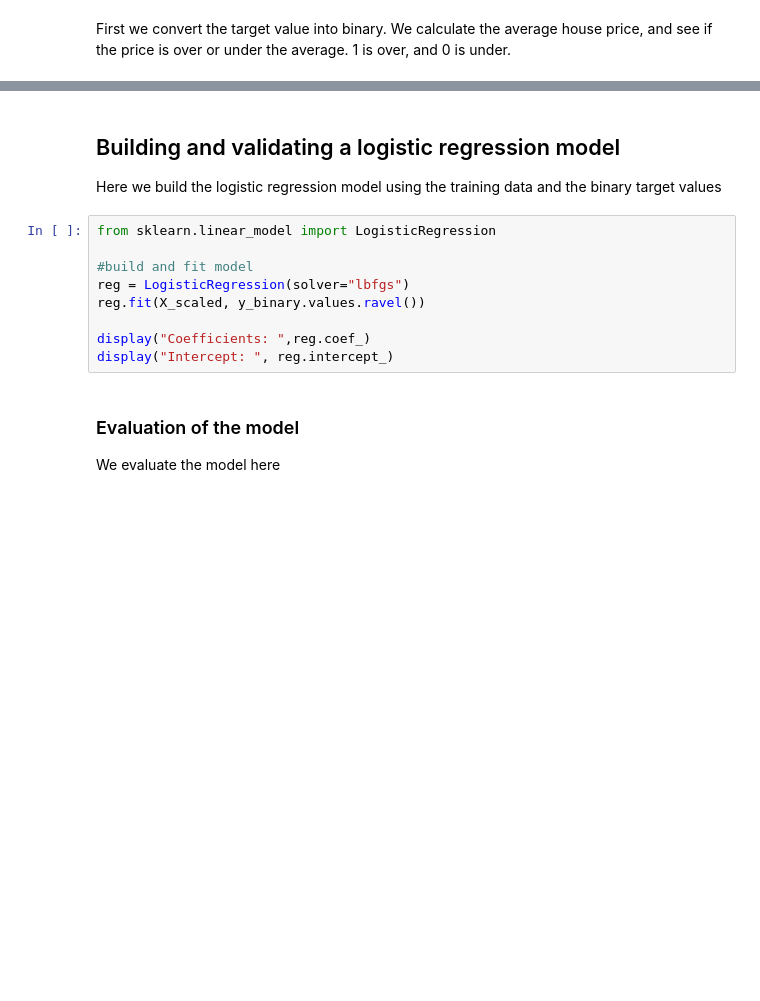
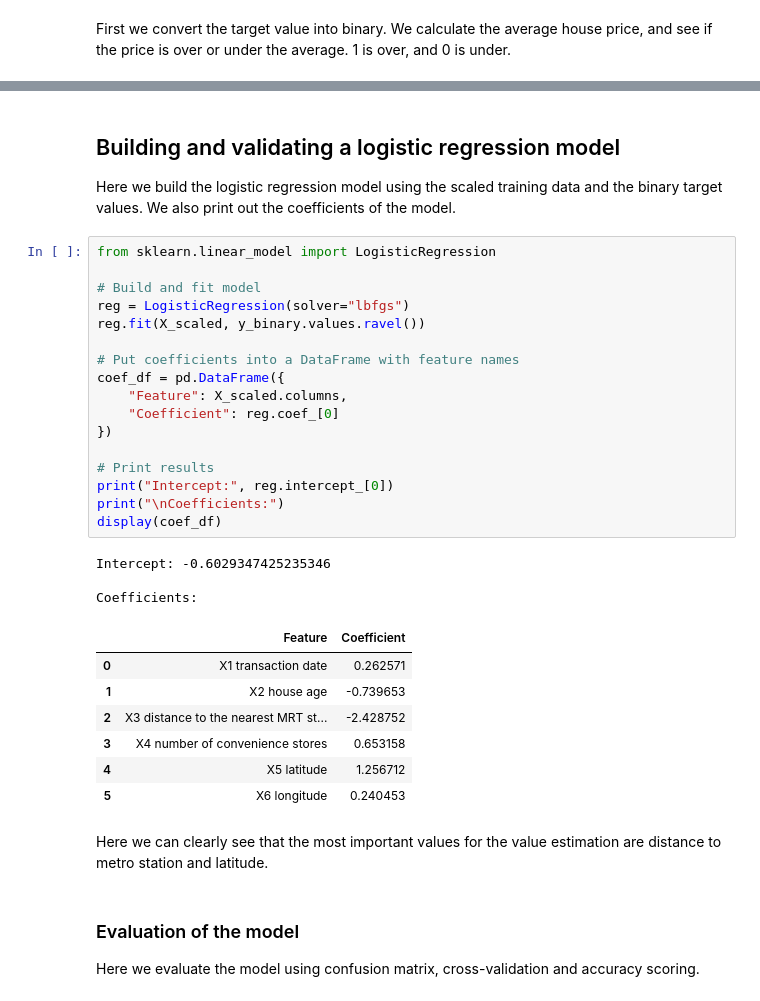
Before and after one commit to VilleSchulz/Machine-learning, a Jupyter notebook: Assignment_4_Linear_and_Logistic_Regression/task.ipynb, the cells around one changed output, grey strips where cells are left out. Drawn from its saved outputs; the diff is of its cells as text; blank space fills up the shorter version.

```diff
--- a/Assignment_4_Linear_and_Logistic_Regression/task.ipynb
+++ b/Assignment_4_Linear_and_Logistic_Regression/task.ipynb
@@ -206,20 +295,41 @@ display(y_binary[:10])
 # %% [markdown]
 ## Building and validating a logistic regression model
 
-Here we build the logistic regression model using the training data and the binary target values
+Here we build the logistic regression model using the scaled training data and the binary target values. We also print out the coefficients of the model.
 # %%
 from sklearn.linear_model import LogisticRegression
 
-#build and fit model
+# Build and fit model
 reg = LogisticRegression(solver="lbfgs")
 reg.fit(X_scaled, y_binary.values.ravel())
 
-display("Coefficients: ",reg.coef_)
-display("Intercept: ", reg.intercept_)
+# Put coefficients into a DataFrame with feature names
+coef_df = pd.DataFrame({
+    "Feature": X_scaled.columns,
+    "Coefficient": reg.coef_[0]
+})
+
+# Print results
+print("Intercept:", reg.intercept_[0])
+print("\nCoefficients:")
+display(coef_df)
+# %% [output]
+Intercept: -0.6029347425235346
+
+Coefficients:
+|  | Feature | Coefficient |
+| 0 | X1 transaction date | 0.262571 |
+| 1 | X2 house age | -0.739653 |
+| 2 | X3 distance to the nearest MRT st... | -2.428752 |
+| 3 | X4 number of convenience stores | 0.653158 |
+| 4 | X5 latitude | 1.256712 |
+| 5 | X6 longitude | 0.240453 |
+# %% [markdown]
+Here we can clearly see that the most important values for the value estimation are distance to metro station and latitude.
 # %% [markdown]
 ### Evaluation of the model
 
-We evaluate the model here
+Here we evaluate the model using confusion matrix, cross-validation and accuracy scoring.
 # %%
 # cross-validation
 from sklearn.metrics import confusion_matrix
```
Also changed, not shown: parts of 39 cells of this notebook, 1 other file.
